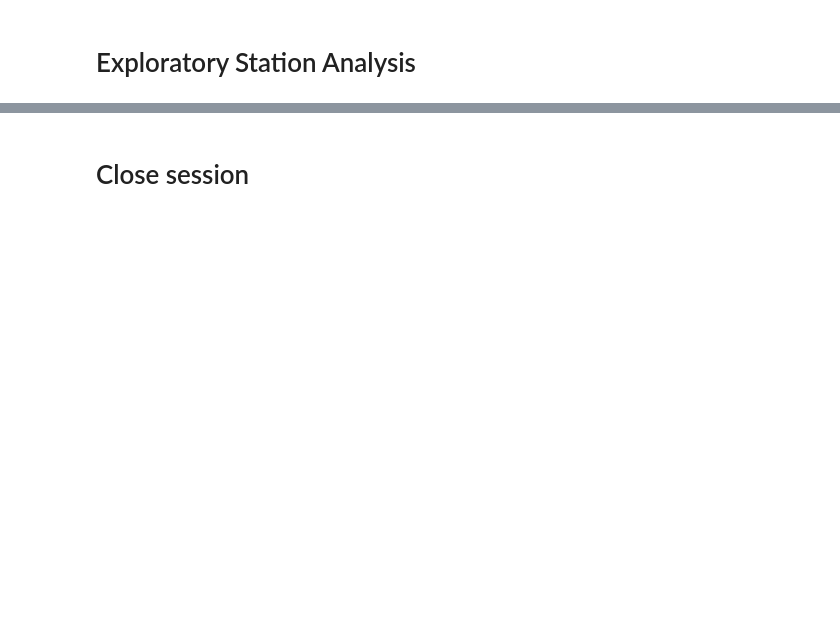
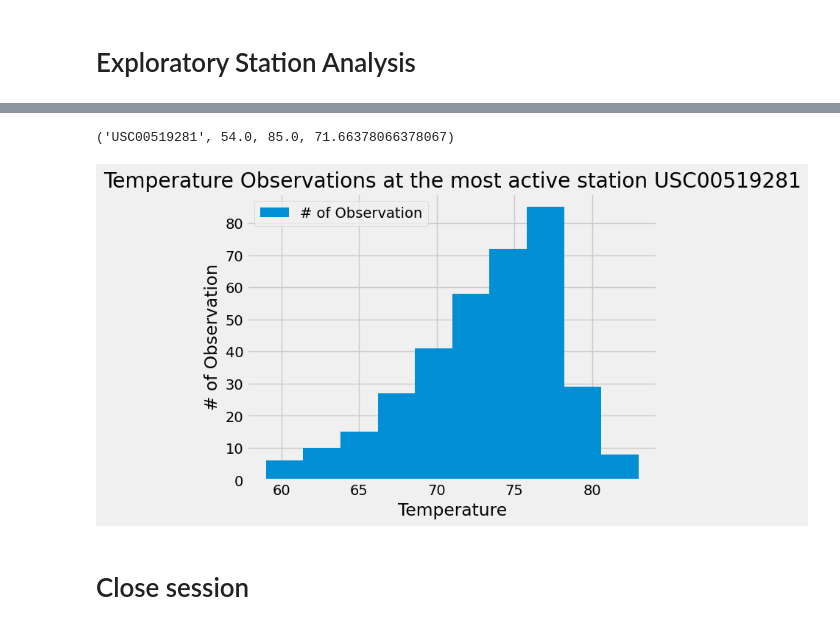
Before and after one commit to hasangokceoglu/sqlalchemy-challenge, a Jupyter notebook: Surfsup/climate_starter.ipynb, the cells around one changed output, grey strips where cells are left out. Drawn from its saved outputs; the diff is of its cells as text; code cells hidden in the pictures; blank space fills up the shorter version.

Commit message:
Histogram finished

```diff
--- a/Surfsup/climate_starter.ipynb
+++ b/Surfsup/climate_starter.ipynb
@@ -92,2 +122,13 @@ plt.show()
 # %%
 # Using the most active station id from the previous query, calculate the lowest, highest, and average temperature.
+active_df = [Measurement.station,
+       func.min(Measurement.tobs),
+       func.max(Measurement.tobs),
+       func.avg(Measurement.tobs)]
+active_df_details = session.query(*active_df).\
+        filter(Measurement.station == 'USC00519281').\
+        group_by(Measurement.station)
+for station in active_df_details:
+    print(station)
+# %% [output]
+('USC00519281', 54.0, 85.0, 71.66378066378067)
@@ -97,3 +135,27 @@ plt.show()
+# %%
+# Using the most active station id
+# Query the last 12 months of temperature observation data for this station and plot the results as a histogram
+temp_df = [Measurement.date,
+       Measurement.tobs]
+temp_df_details= session.query(*temp_df).\
+        filter(func.strftime(Measurement.date) >= start_date, Measurement.station == 'USC00519281').\
+        group_by(Measurement.date).\
+        order_by(Measurement.date).all()
+
+
+
+temp_df_detials_result = pd.DataFrame(temp_df_details, columns=['Measurement Date', 'Temperature'])
+temp_df_detials_result.head()
+
+plt.hist(temp_df_detials_result['Temperature'], label="# of Observation")
+plt.xlabel("Temperature")
+plt.ylabel("# of Observation")
+plt.legend()
+plt.title("Temperature Observations at the most active station USC00519281")
+plt.figsize=(9,6)
+plt.show()
+# %% [output]
+[figure, added]
 # %% [markdown]
 # Close session
 # %%
```
Also changed, not shown: parts of 4 cells of this notebook.
